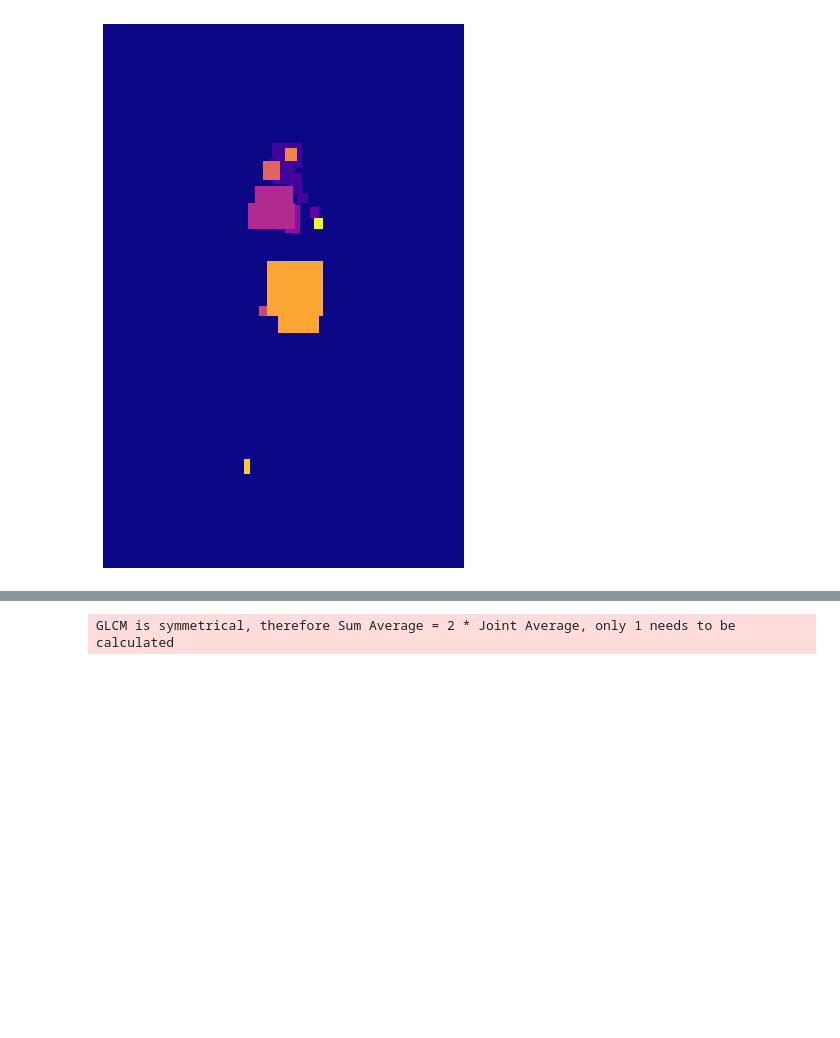
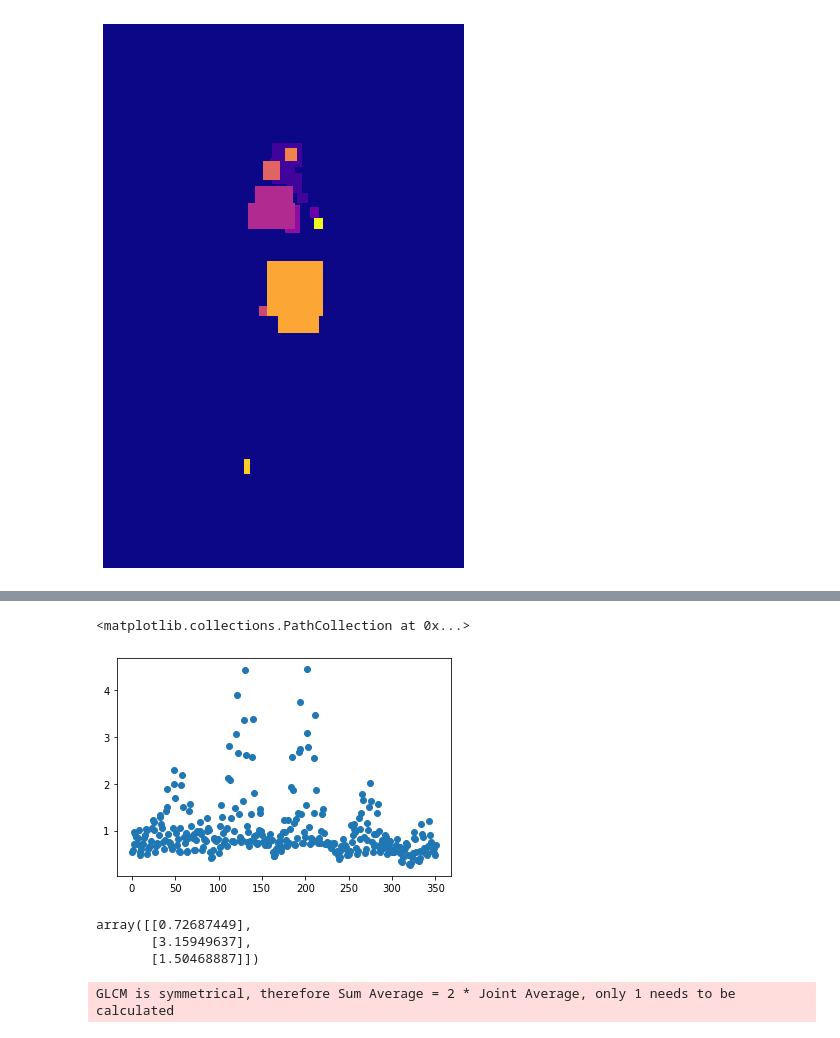
Before and after one commit to wendyrvllr/Dicom-To-CNN, a Jupyter notebook: post_processing.ipynb, the cells around one changed output, grey strips where cells are left out. Drawn from its saved outputs; the diff is of its cells as text; code cells hidden in the pictures; blank space fills up the shorter version.

```diff
--- a/post_processing.ipynb
+++ b/post_processing.ipynb
@@ -140,0 +89,7 @@ GLCM is symmetrical, therefore Sum Average = 2 * Joint Average, only 1 needs to
+# %%
+y = dict[6]['suv_values']
+x = np.linspace(0,len(y), len(y))
+plt.scatter(x,y)
+# %% [output]
+<matplotlib.collections.PathCollection at 0x...>
+[figure, added]
@@ -141,3 +102,9 @@ GLCM is symmetrical, therefore Sum Average = 2 * Joint Average, only 1 needs to
+# %%
+kmeans.cluster_centers_
+# %% [output]
+array([[0.72687449],
+       [3.15949637],
+       [1.50468887]])
 # %%
 extractor = RadiomicsFeatureExtractor()
 
```
Also changed, not shown: parts of 18 cells of this notebook.
